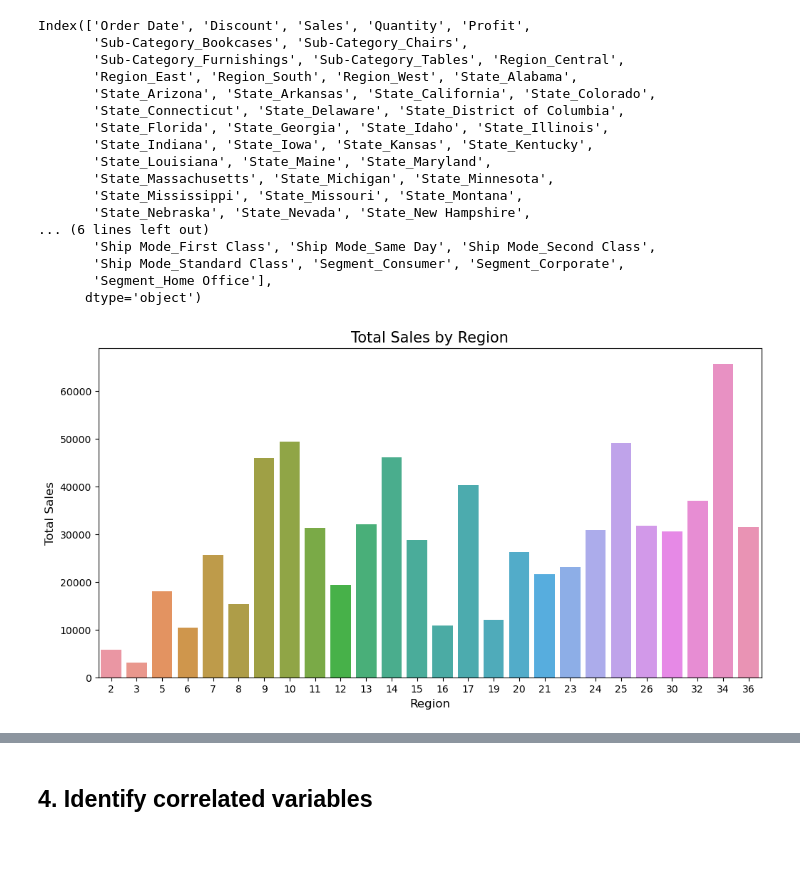
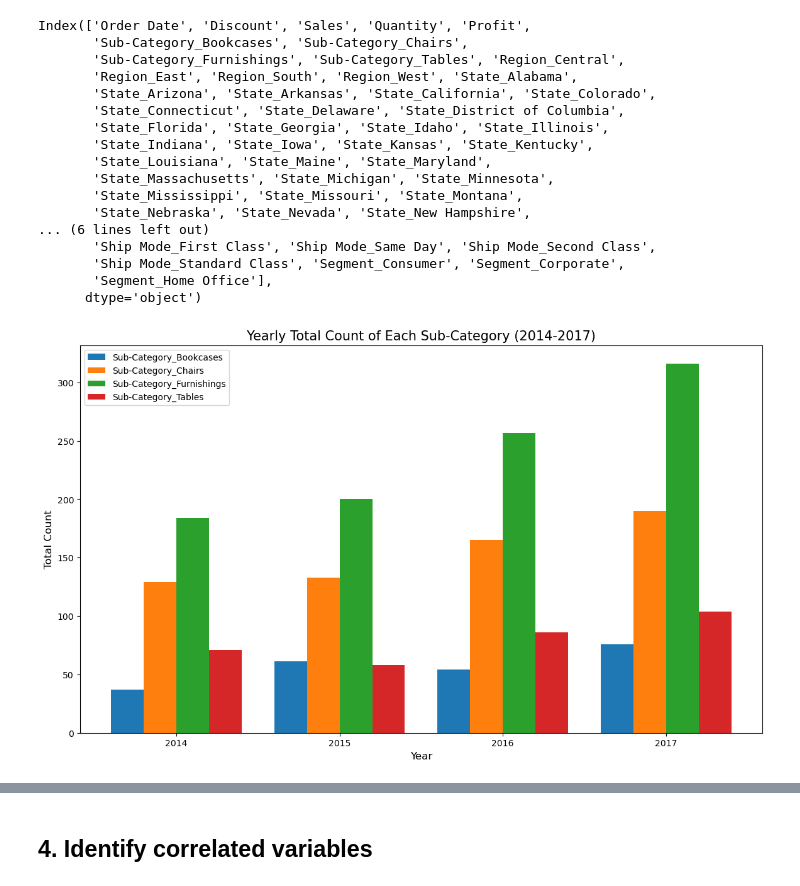
Before and after one commit to filmonmichael/2024-Phase-2-Data, a Jupyter notebook: part1-submission.ipynb, the cells around one changed output, grey strips where cells are left out. Drawn from its saved outputs; the diff is of its cells as text; code cells hidden in the pictures; blank space fills up the shorter version.

```diff
--- a/part1-submission.ipynb
+++ b/part1-submission.ipynb
@@ -233,15 +246,41 @@ Index(['Order Date', 'Discount', 'Sales', 'Quantity', 'Profit',
        'Ship Mode_Standard Class', 'Segment_Consumer', 'Segment_Corporate',
        'Segment_Home Office'],
       dtype='object')
-# %%
-region_columns = ['Region_Central', 'Region_East', 'Region_South', 'Region_West']
-
-plt.figure(figsize=(12, 6))
-sns.barplot(x=col, y='Sales', data=monthly_resampled_df, estimator=sum, errorbar=None)
-plt.xlabel('Region', fontsize=12)
-plt.ylabel('Total Sales', fontsize=12)
-plt.title('Total Sales by Region', fontsize=15)
-
-plt.show()
-# %% [output]
-[figure, removed]
+# %%
+# Extract year from 'Order Date'
+monthly_resampled_df['Year'] = monthly_resampled_df['Order Date'].dt.year
+# List of sub-category columns
+sub_category_columns = ['Sub-Category_Bookcases', 'Sub-Category_Chairs', 'Sub-Category_Furnishings', 'Sub-Category_Tables']
+#Group by year and sum the sales and sub-category counts
+yearly_aggregated = monthly_resampled_df.groupby('Year').agg({
+    'Sales': 'sum',
+    'Sub-Category_Bookcases': 'sum',
+    'Sub-Category_Chairs': 'sum',
+    'Sub-Category_Furnishings': 'sum',
+    'Sub-Category_Tables': 'sum'
+}).reset_index()
+
+# Plotting the bar graph
+years = yearly_aggregated['Year']
+bar_width = 0.2  # Width of each bar
+
+# Generate positions for each group of bars
+bar_positions = [years + bar_width * i for i in range(len(sub_category_columns))]
+
+plt.figure(figsize=(14, 8))
+
+# Plot each sub-category
+for i, col in enumerate(sub_category_columns):
+    plt.bar(bar_positions[i], yearly_aggregated[col], width=bar_width, label=col)
+
+# Adjust x-axis labels to be in the middle of the grouped bars
+mid_positions = [year + (len(sub_category_columns) - 1) * bar_width / 2 for year in years]
+plt.xticks(mid_positions, years)
+
+plt.xlabel('Year', fontsize=12)
+plt.ylabel('Total Count', fontsize=12)
+plt.title('Yearly Total Count of Each Sub-Category (2014-2017)', fontsize=15)
+plt.legend()
+plt.show()
+# %% [output]
+[figure, added]
```
Also changed, not shown: parts of 9 cells of this notebook.
